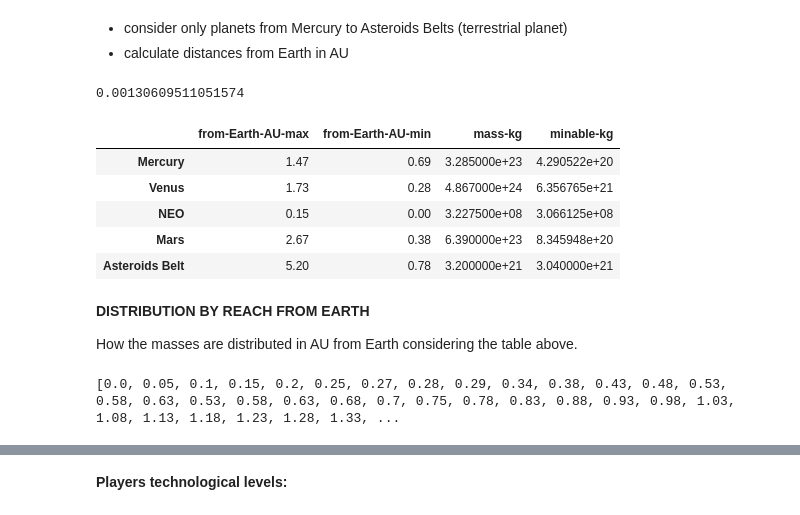
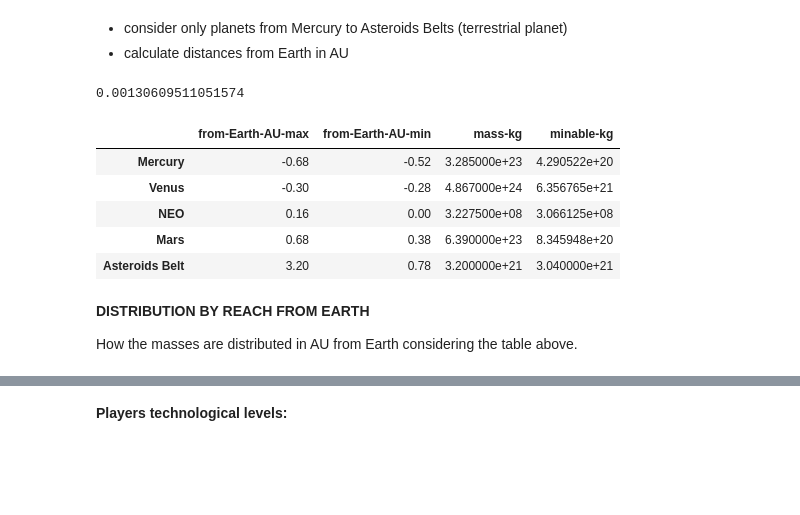
Before and after one commit to Mec-iS/space-mining, a Jupyter notebook: Solar System - Minerals.ipynb, the cells around one changed output, grey strips where cells are left out. Saved outputs shown, nothing was run; the diff lists cells and outputs as text; code cells hidden in the pictures; blank space fills up the shorter version.

```diff
--- a/Solar System - Minerals.ipynb
+++ b/Solar System - Minerals.ipynb
@@ -113,60 +113,34 @@ pp(data)
 # %%
 index = ['Mercury', 'Venus', 'NEO', 'Mars', 'Asteroids Belt']
 terrestrial = ['Mercury', 'Venus', 'Mars']
+inner_planets = ['Mercury', 'Venus']
 print(crust_reachable)
 
 s = {
     'from-Earth-AU-min': pd.Series(
-        [1 - 0.31, 1 - 0.72, 0, 1.38 - 1, 1.78 - 1], index=index),
+        [-(1 - 0.48), -(1 - 0.72), 0, 1.38 - 1, 1.78 - 1], index=index),
     'from-Earth-AU-max': pd.Series(
-        [1 - 0.47, 1 - 0.73, 0.15, 1.67 - 1, 4.2 - 1], index=index),
+        [-(1 - 0.32), -(1 - 0.70), 0.16, 1.68 - 1, 4.2 - 1], index=index),
     'mass-kg': pd.Series(
         [3.285e23, 4.867e24, 3.2275e8, 6.39e23, 3.2e21],
         index=index)
     }
 
 s['minable-kg'] = pd.Series(
         [s['mass-kg'][i] * crust_reachable if i in terrestrial else s['mass-kg'][i] * 0.95 for i in index],
         index=index)
 
 s = pd.DataFrame(s)
 s
 # %% [output]
 0.00130609511051574
 |  | from-Earth-AU-max | from-Earth-AU-min | mass-kg | minable-kg |
-| Mercury | 1.47 | 0.69 | 3.285000e+23 | 4.290522e+20 |
-| Venus | 1.73 | 0.28 | 4.867000e+24 | 6.356765e+21 |
-| NEO | 0.15 | 0.00 | 3.227500e+08 | 3.066125e+08 |
-| Mars | 2.67 | 0.38 | 6.390000e+23 | 8.345948e+20 |
-| Asteroids Belt | 5.20 | 0.78 | 3.200000e+21 | 3.040000e+21 |
+| Mercury | -0.68 | -0.52 | 3.285000e+23 | 4.290522e+20 |
+| Venus | -0.30 | -0.28 | 4.867000e+24 | 6.356765e+21 |
+| NEO | 0.16 | 0.00 | 3.227500e+08 | 3.066125e+08 |
+| Mars | 0.68 | 0.38 | 6.390000e+23 | 8.345948e+20 |
+| Asteroids Belt | 3.20 | 0.78 | 3.200000e+21 | 3.040000e+21 |
 # %% [markdown]
 **DISTRIBUTION BY REACH FROM EARTH**
 
 How the masses are distributed in AU from Earth considering the table above.
-# %%
-from decimal import getcontext, Decimal, ROUND_UP
-getcontext().prec = 3
-def dec(i): return round(float(Decimal(i)), 3)
-CLICK = 0.05
-
-# full range from Mercury to Asteroids Belt is divided in 8 legs
-clicks = []
-# NEO: Near Earth Orbit
-clicks += [dec(i) for i in np.arange(0, 0.155, CLICK)]
-# void space
-clicks += [dec(i) for i in np.arange(0.2, 0.265, CLICK)]
-# Venus
-clicks += [0.27, 0.28]
-# void space
-clicks += [dec(i) for i in np.arange(0.29, 0.375, CLICK)]
-# Mercury and Mars
-clicks += [dec(i) for i in np.arange(0.38, 0.675, CLICK)]
-clicks += [dec(i) for i in np.arange(0.53, 0.695, CLICK)]
-# void
-clicks += [dec(i) for i in np.arange(0.7, 0.775, CLICK)]
-# Asteroid Belt
-clicks += [dec(i) for i in np.arange(0.78, 3.205, CLICK)]
-
-print(clicks)
-# %% [output]
-[0.0, 0.05, 0.1, 0.15, 0.2, 0.25, 0.27, 0.28, 0.29, 0.34, 0.38, 0.43, 0.48, 0.53, 0.58, 0.63, 0.53, 0.58, 0.63, 0.68, 0.7, 0.75, 0.78, 0.83, 0.88, 0.93, 0.98, 1.03, 1.08, 1.13, 1.18, 1.23, 1.28, 1.33, ...
```
Also changed, not shown: parts of 2 cells of this notebook.
